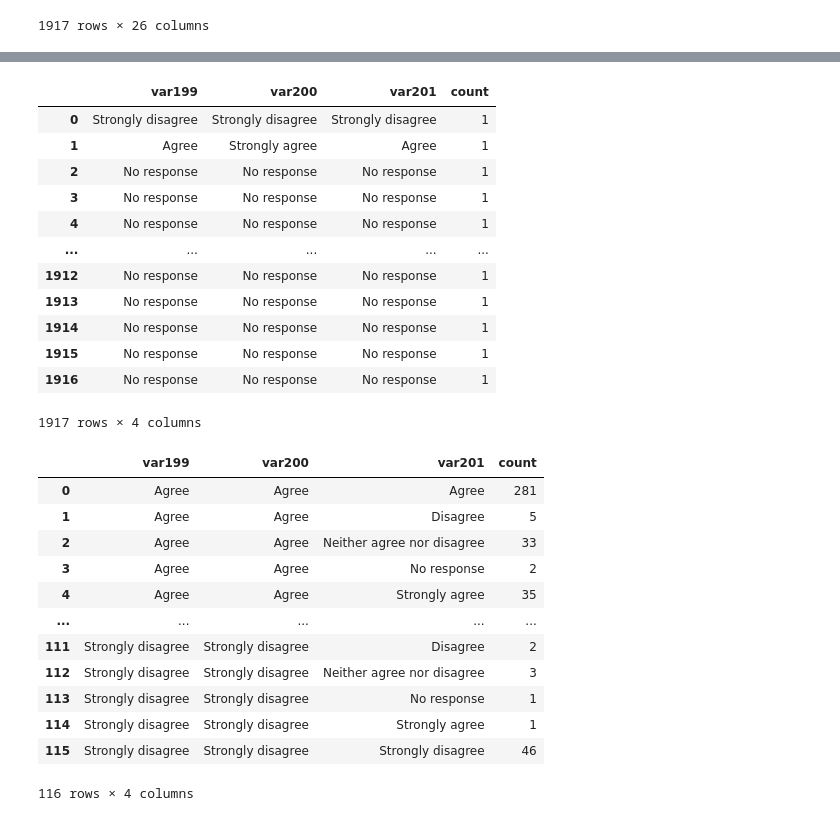
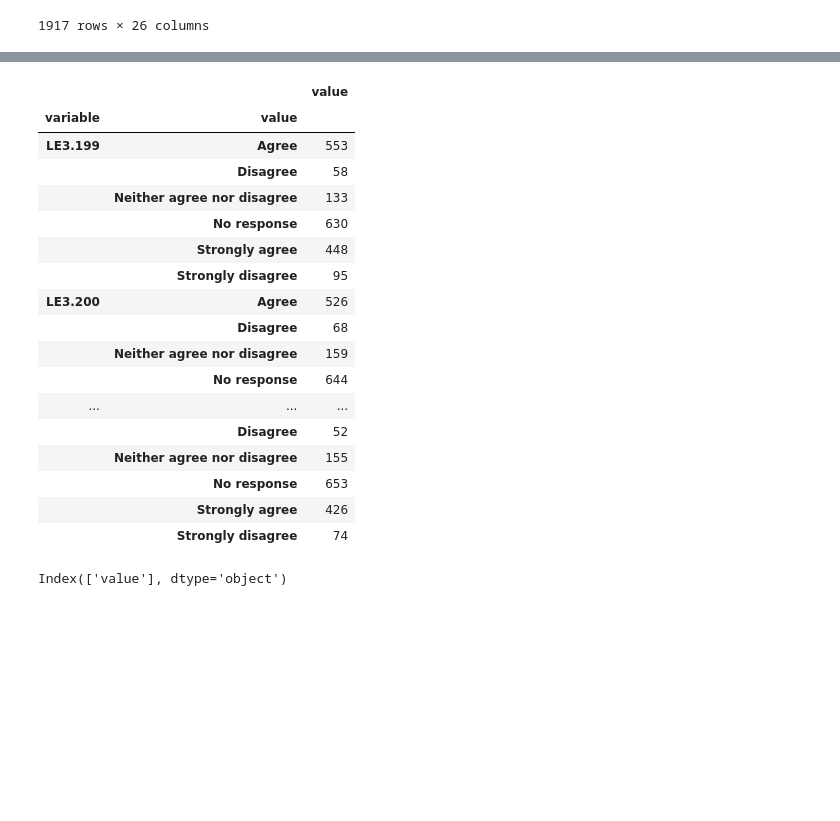
Before and after one commit to ShafiqMKA/py_zero, a Jupyter notebook: assignement6.ipynb, the cells around one changed output, grey strips where cells are left out. Cells and saved outputs as stored; diff of their text form; code cells hidden in the pictures; blank space fills up the shorter version.

```diff
--- a/assignement6.ipynb
+++ b/assignement6.ipynb
@@ -40,5 +41,4 @@ shah
 # %%
-list_zero= ['Strongly disagree', 'Disagree']
-list_one= ['Strongly agree', 'Agree']
-list_two= ['Neutral']
-variables = ['LE3.199', 'LE3.200', 'LE3.201']
+###taking variables needed
+yes = df[['LE3.199','LE3.200','LE3.201']].copy()
+yes
@@ -45,3 +59,5 @@ variables = ['LE3.199', 'LE3.200', 'LE3.201']
 # %%
-list(itertools.permutations(variables))
+# replacing empty strings with no responce.
+yes.replace(' ', 'No response', inplace = True)
+yes
 # %% [output]
@@ -54,2 +77,4 @@ list(itertools.permutations(variables))
 # %%
-comb = list(itertools.combinations(variables, 2))
+# melt: to reshape or transform a dataframe from wide format to long format.
+yes_melt = pd.melt(yes)
+yes_melt
@@ -78,2 +108,3 @@ shah
 # %%
-shah.replace(' ', 'No response', inplace = True)
+yes_next_1 = yes_melt.groupby(['variable', 'value'])['value'].count() # double column
+yes_next_1
@@ -80,34 +132,28 @@ shah.replace(' ', 'No response', inplace = True)
 # %%
-shah
+# Creating a new dataframe
+yes_next_1 = pd.DataFrame(yes_next_1)
+yes_next_1
 # %% [output]
-|  | var199 | var200 | var201 | count |
-| 0 | Strongly disagree | Strongly disagree | Strongly disagree | 1 |
-| 1 | Agree | Strongly agree | Agree | 1 |
-| 2 | No response | No response | No response | 1 |
-| 3 | No response | No response | No response | 1 |
-| 4 | No response | No response | No response | 1 |
-| ... | ... | ... | ... | ... |
-| 1912 | No response | No response | No response | 1 |
-| 1913 | No response | No response | No response | 1 |
-| 1914 | No response | No response | No response | 1 |
-| 1915 | No response | No response | No response | 1 |
-| 1916 | No response | No response | No response | 1 |
+|  |  | value |
+| variable | value |  |
+| LE3.199 | Agree | 553 |
+|  | Disagree | 58 |
+|  | Neither agree nor disagree | 133 |
+|  | No response | 630 |
+|  | Strongly agree | 448 |
+|  | Strongly disagree | 95 |
+| LE3.200 | Agree | 526 |
+|  | Disagree | 68 |
+|  | Neither agree nor disagree | 159 |
+|  | No response | 644 |
+| ... | ... | ... |
+|  | Disagree | 52 |
+|  | Neither agree nor disagree | 155 |
+|  | No response | 653 |
+|  | Strongly agree | 426 |
+|  | Strongly disagree | 74 |
-1917 rows × 4 columns
 # %%
-gape = shah.groupby(['var199', 'var200', 'var201'])['count'].count().reset_index()
-gape
+yes_next_1.columns
 # %% [output]
-|  | var199 | var200 | var201 | count |
-| 0 | Agree | Agree | Agree | 281 |
-| 1 | Agree | Agree | Disagree | 5 |
-| 2 | Agree | Agree | Neither agree nor disagree | 33 |
-| 3 | Agree | Agree | No response | 2 |
-| 4 | Agree | Agree | Strongly agree | 35 |
-| ... | ... | ... | ... | ... |
-| 111 | Strongly disagree | Strongly disagree | Disagree | 2 |
-| 112 | Strongly disagree | Strongly disagree | Neither agree nor disagree | 3 |
-| 113 | Strongly disagree | Strongly disagree | No response | 1 |
-| 114 | Strongly disagree | Strongly disagree | Strongly agree | 1 |
-| 115 | Strongly disagree | Strongly disagree | Strongly disagree | 46 |
-116 rows × 4 columns
+Index(['value'], dtype='object')
 # %%
```
Also changed, not shown: parts of 21 cells of this notebook, 1 other file.
